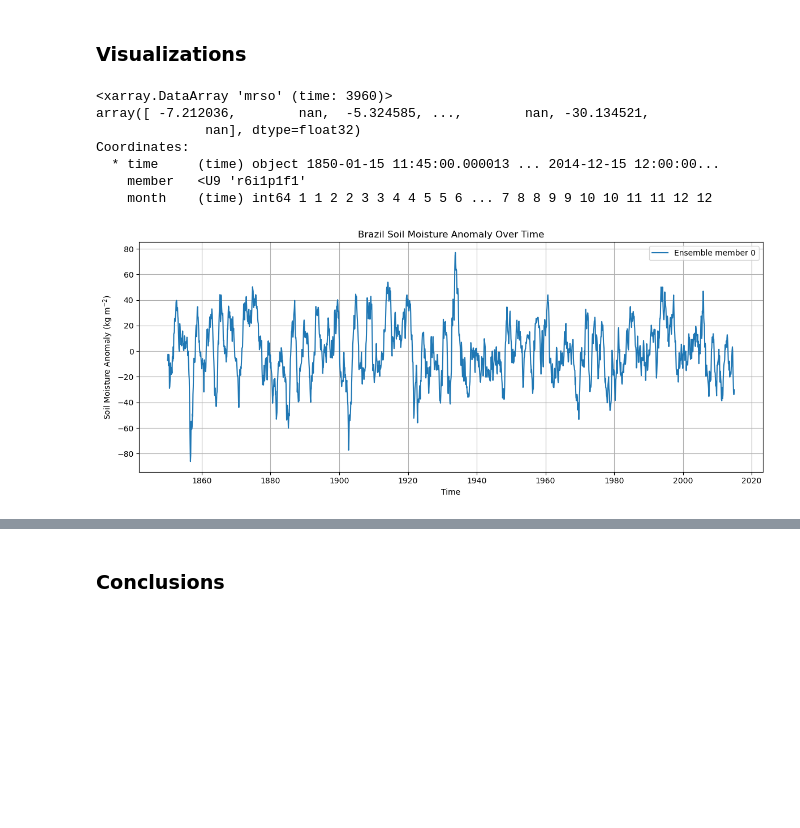
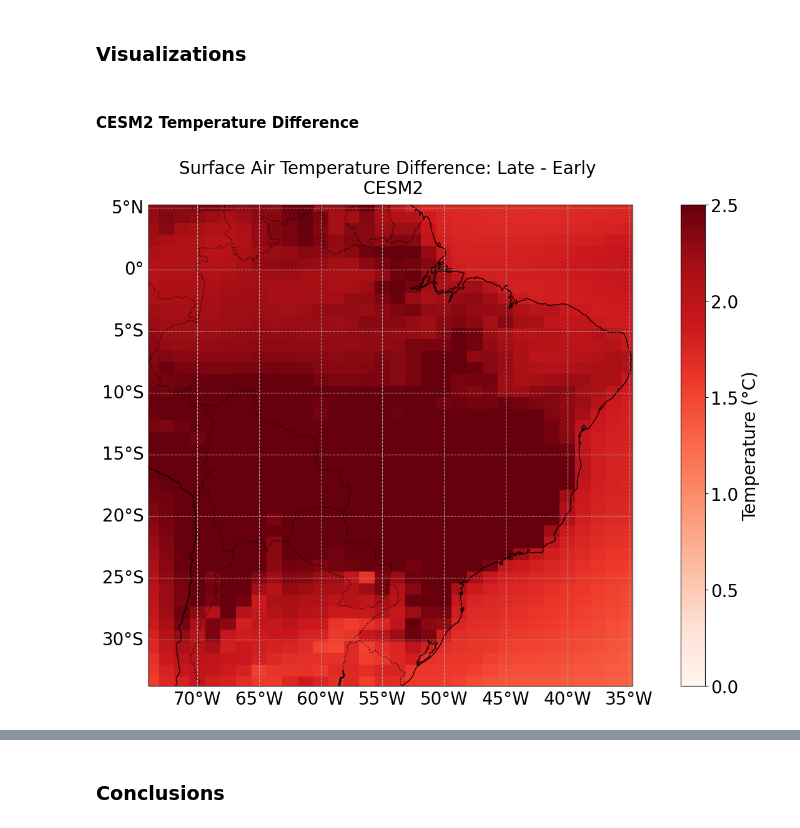
Before and after one commit to egp4aq/eds296-final-mini-proj, a Jupyter notebook: 296-final-proj.ipynb, the cells around one changed output, grey strips where cells are left out. Drawn from its saved outputs; the diff is of its cells as text; code cells hidden in the pictures; blank space fills up the shorter version.

```diff
--- a/296-final-proj.ipynb
+++ b/296-final-proj.ipynb
@@ -289,0 +155,10 @@ cesm2_brazil = cesm2_brazil.mean(dim="lat").mean(dim="lon")
+# %%
+# Get the data within our time periods for CESM2 Model
+# Early period tas
+cesm_tas_early = cesm_tas.sel(time=slice(str(per_early[0])+"-01-01", str(per_early[1])+"-12-31"))
+# Late period tas
+cesm_tas_late = cesm_tas.sel(time=slice(str(per_late[0])+"-01-01", str(per_late[1])+"-12-31"))
+# Early period pr
+cesm_pr_early = cesm_pr.sel(time=slice(str(per_early[0])+"-01-01", str(per_early[1])+"-12-31"))
+# Late period pr
+cesm_pr_late = cesm_pr.sel(time=slice(str(per_late[0])+"-01-01", str(per_late[1])+"-12-31"))
@@ -318,0 +179,9 @@ soil_valid = soil_moisture_anomaly[valid_mask]
+# %%
+
+# Calculate time averages and convert for CESM2
+# Temperature
+cesm_tas_early_avg = cesm_tas_early.mean(dim="time") - 273.15
+cesm_tas_late_avg = cesm_tas_late.mean(dim="time") - 273.15
+# Precipitation
+cesm_pr_early_avg = cesm_pr_early.mean(dim="time")
+cesm_pr_late_avg = cesm_pr_late.mean(dim="time")
@@ -319,25 +207,44 @@ soil_valid = soil_moisture_anomaly[valid_mask]
 # %% [markdown]
 ### Visualizations
-# %%
-print(soil_moisture_anomaly)
-# %% [output]
-<xarray.DataArray 'mrso' (time: 3960)>
-array([ -7.212036,        nan,  -5.324585, ...,        nan, -30.134521,
-              nan], dtype=float32)
-Coordinates:
-  * time     (time) object 1850-01-15 11:45:00.000013 ... 2014-12-15 12:00:00...
-    member   <U9 'r6i1p1f1'
-    month    (time) int64 1 1 2 2 3 3 4 4 5 5 6 ... 7 8 8 9 9 10 10 11 11 12 12
+# %% [markdown]
+#### CESM2 Temperature Difference
 # %%
-# Plot
-plt.figure(figsize=(12, 5))
-plt.plot(time_valid, soil_valid, label='Ensemble member 0')
-plt.xlabel('Time')
-plt.ylabel('Soil Moisture Anomaly (kg m$^{-2}$)')
-plt.title('Brazil Soil Moisture Anomaly Over Time')
-plt.grid(True)
-plt.legend()
-plt.tight_layout()
+# Define object containing PlateCarree projection
+map = ccrs.PlateCarree()
+
+# Create figure/axis objects, use the map object to specify associated projection
+fig, ax = plt.subplots(figsize=(20, 10),
+                       subplot_kw={"projection": map})
+
+# Plot temperature data on the axes using the coolwarm colormap
+plot = ax.pcolormesh(cesm_tas_late_avg.lon,
+                     cesm_tas_late_avg.lat,
+                     cesm_tas_late_avg.tas - cesm_tas_early_avg.tas,
+                     transform=map, cmap="Reds", vmin=0, vmax=2.5)
+
+# Set spatial extent of plot
+ax.set_extent(region, crs=ccrs.PlateCarree())
+
+# Add colorbar and label it
+cbar = plt.colorbar(plot, ax=ax)
+cbar.set_label("Temperature (°C)", fontsize=20)
+cbar.ax.tick_params(labelsize=20)
+
+# Add coastline/border lines
+ax.add_feature(cfeature.COASTLINE)
+ax.add_feature(cfeature.BORDERS, linestyle=":")
+
+# Add grid lines
+gl = ax.gridlines(draw_labels=True, linestyle="--")
+gl.top_labels = False
+gl.right_labels = False
+
+# Set font size for x, y-axis labels
+gl.xlabel_style = {'size': 20}
+gl.ylabel_style = {'size': 20}
+
+# Add title, show plot
+ax.set_title("Surface Air Temperature Difference: Late - Early \n CESM2", fontsize= 20)
 plt.show()
 # %% [output]
-[figure, old version]
+[figure, new version]
```
Also changed, not shown: parts of 41 cells of this notebook.
